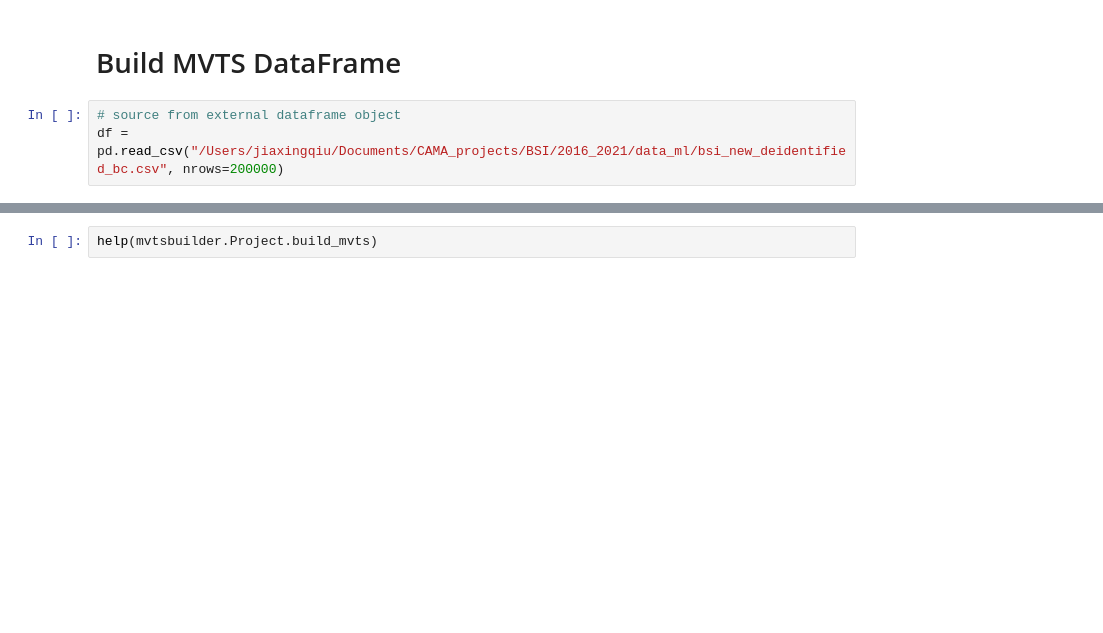
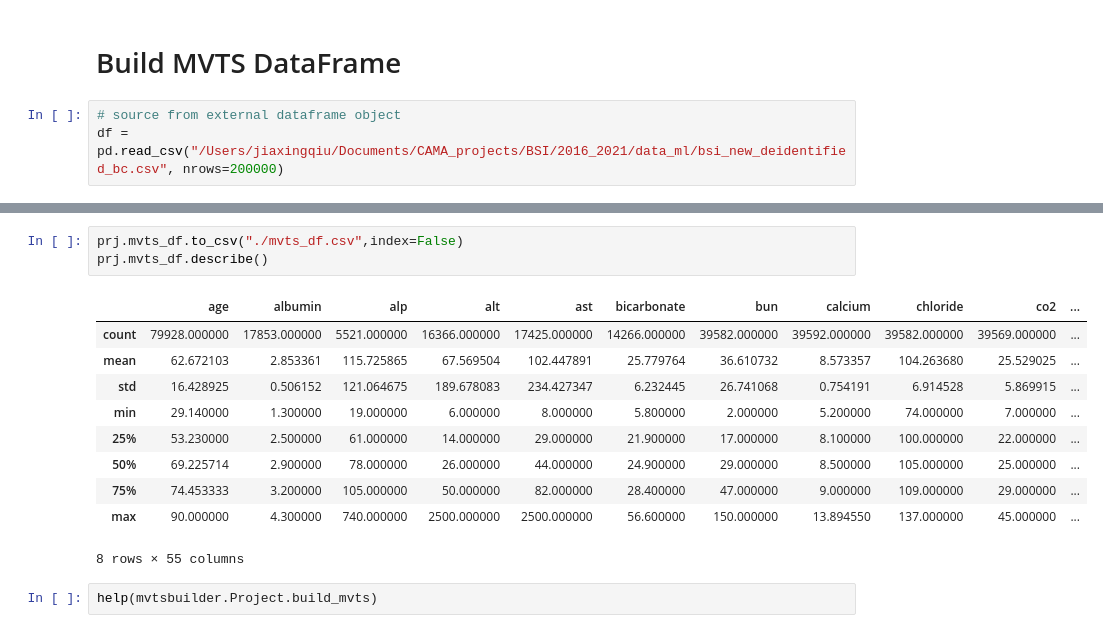
Before and after one commit to JiaxingQiu/mvtsbuilder, a Jupyter notebook: docs/example.ipynb, the cells around one changed output, grey strips where cells are left out. Cells and saved outputs as stored; diff of their text form; blank space fills up the shorter version.

```diff
--- a/docs/example.ipynb
+++ b/docs/example.ipynb
@@ -230,6 +230,20 @@ print(prj)
   "MVTS for ML": null
 }
 Project Status
+# %%
+prj.mvts_df.to_csv("./mvts_df.csv",index=False)
+prj.mvts_df.describe()
+# %% [output]
+|  | age | albumin | alp | alt | ast | bicarbonate | bun | calcium | chloride | co2 | ... |
+| count | 79928.000000 | 17853.000000 | 5521.000000 | 16366.000000 | 17425.000000 | 14266.000000 | 39582.000000 | 39592.000000 | 39582.000000 | 39569.000000 | ... |
+| mean | 62.672103 | 2.853361 | 115.725865 | 67.569504 | 102.447891 | 25.779764 | 36.610732 | 8.573357 | 104.263680 | 25.529025 | ... |
+| std | 16.428925 | 0.506152 | 121.064675 | 189.678083 | 234.427347 | 6.232445 | 26.741068 | 0.754191 | 6.914528 | 5.869915 | ... |
+| min | 29.140000 | 1.300000 | 19.000000 | 6.000000 | 8.000000 | 5.800000 | 2.000000 | 5.200000 | 74.000000 | 7.000000 | ... |
+| 25% | 53.230000 | 2.500000 | 61.000000 | 14.000000 | 29.000000 | 21.900000 | 17.000000 | 8.100000 | 100.000000 | 22.000000 | ... |
+| 50% | 69.225714 | 2.900000 | 78.000000 | 26.000000 | 44.000000 | 24.900000 | 29.000000 | 8.500000 | 105.000000 | 25.000000 | ... |
+| 75% | 74.453333 | 3.200000 | 105.000000 | 50.000000 | 82.000000 | 28.400000 | 47.000000 | 9.000000 | 109.000000 | 29.000000 | ... |
+| max | 90.000000 | 4.300000 | 740.000000 | 2500.000000 | 2500.000000 | 56.600000 | 150.000000 | 13.894550 | 137.000000 | 45.000000 | ... |
+8 rows × 55 columns
 # %%
 help(mvtsbuilder.Project.build_mvts)
 # %% [output]
```
Also changed, not shown: parts of 12 cells of this notebook, 4 other files.
